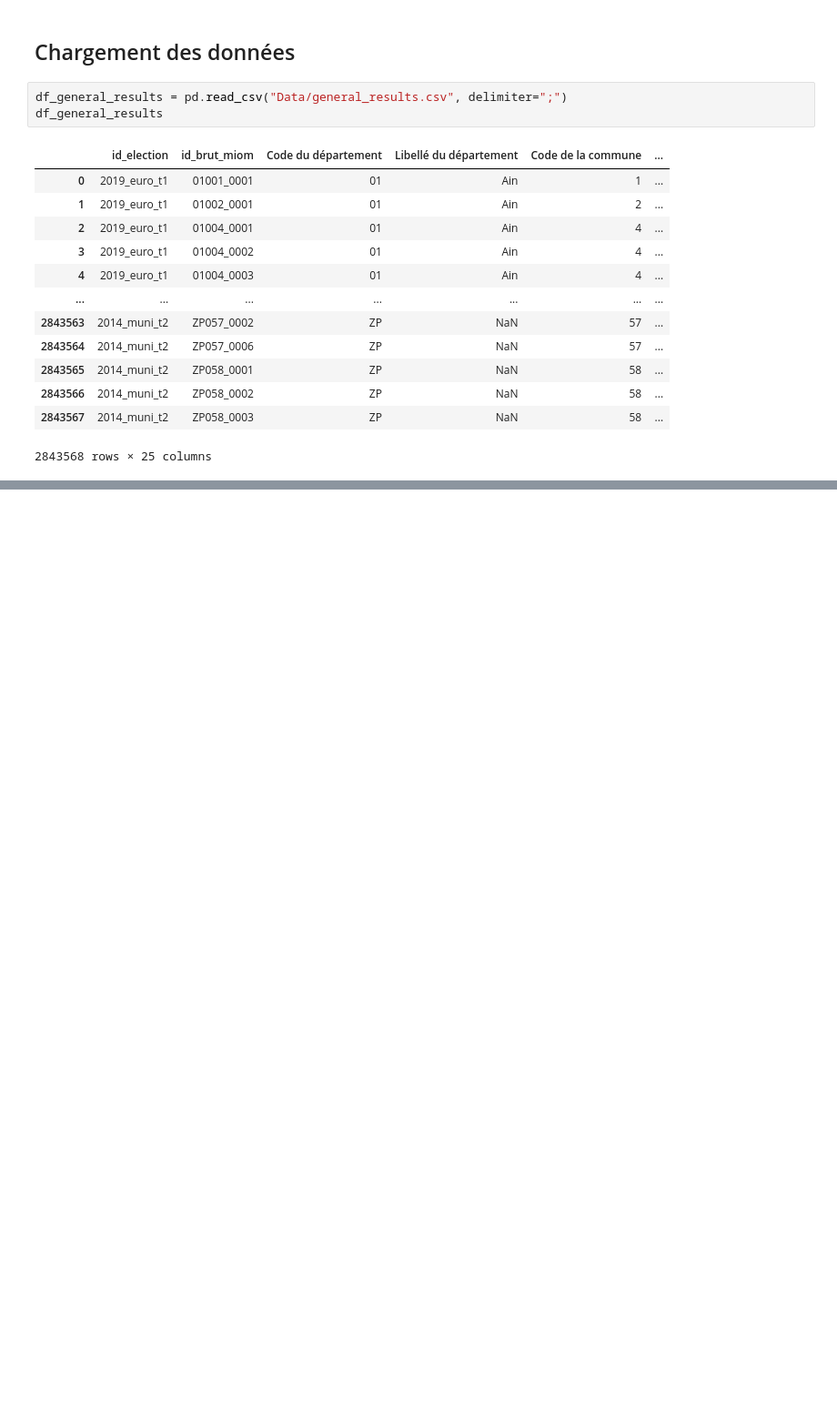
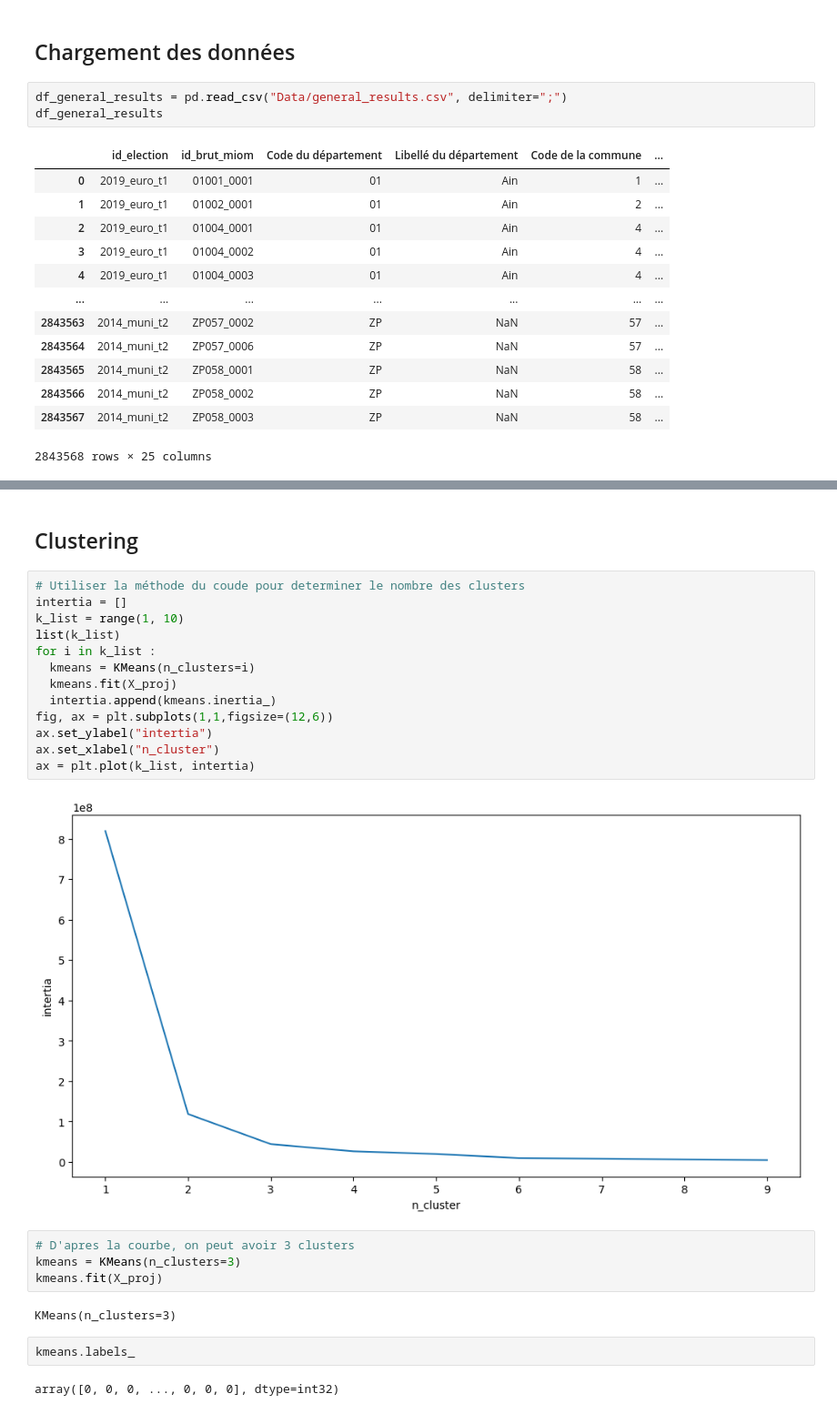
Before and after one commit to L-Poca/MSPR-Big-Data, a Jupyter notebook: MSPR_Data.ipynb, the cells around one changed output, grey strips where cells are left out. Shown at 91% size. Cells and saved outputs as stored; diff of their text form; blank space fills up the shorter version.

```diff
--- a/MSPR_Data.ipynb
+++ b/MSPR_Data.ipynb
@@ -67,0 +537,27 @@ df_global
+# %% [markdown]
+## Clustering
+# %%
+# Utiliser la méthode du coude pour determiner le nombre des clusters
+intertia = []
+k_list = range(1, 10)
+list(k_list)
+for i in k_list :
+  kmeans = KMeans(n_clusters=i)
+  kmeans.fit(X_proj)
+  intertia.append(kmeans.inertia_)
+fig, ax = plt.subplots(1,1,figsize=(12,6))
+ax.set_ylabel("intertia")
+ax.set_xlabel("n_cluster")
+ax = plt.plot(k_list, intertia)
+# %% [output]
+[figure, added]
+# %%
+# D'apres la courbe, on peut avoir 3 clusters
+kmeans = KMeans(n_clusters=3)
+kmeans.fit(X_proj)
+# %% [output]
+KMeans(n_clusters=3)
+# %%
+kmeans.labels_
+# %% [output]
+array([0, 0, 0, ..., 0, 0, 0], dtype=int32)
```
Also changed, not shown: parts of 55 cells of this notebook.
